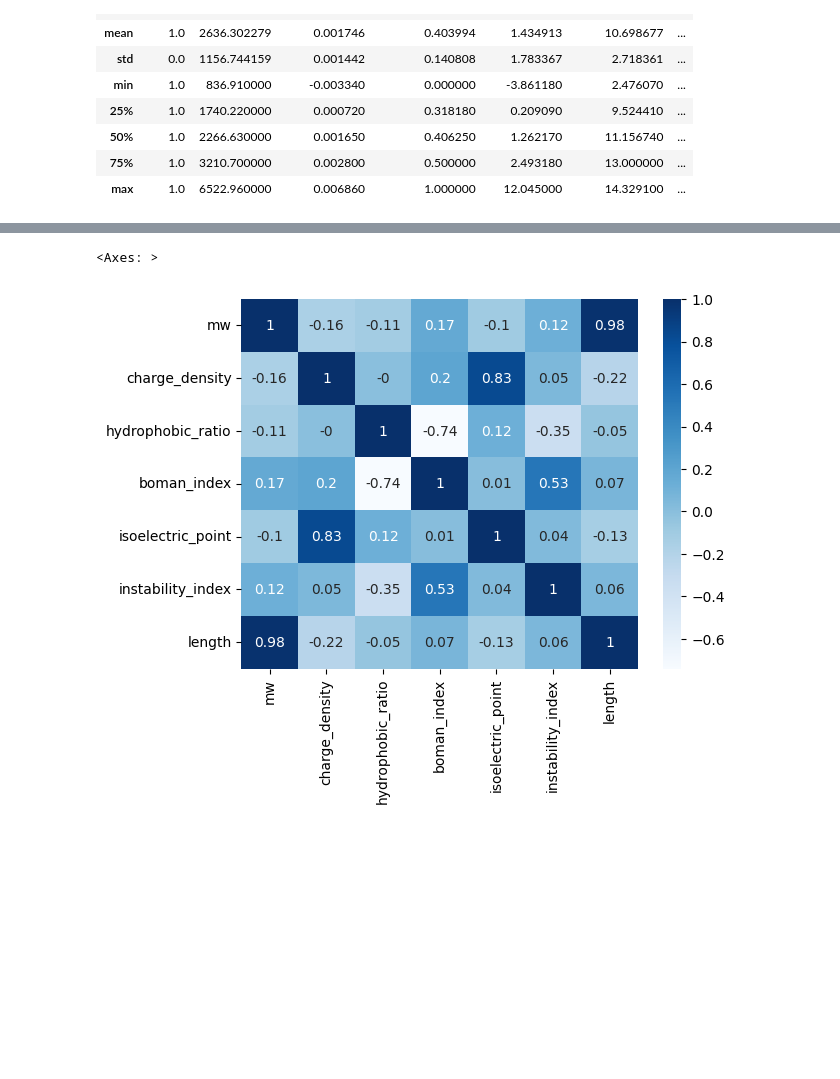
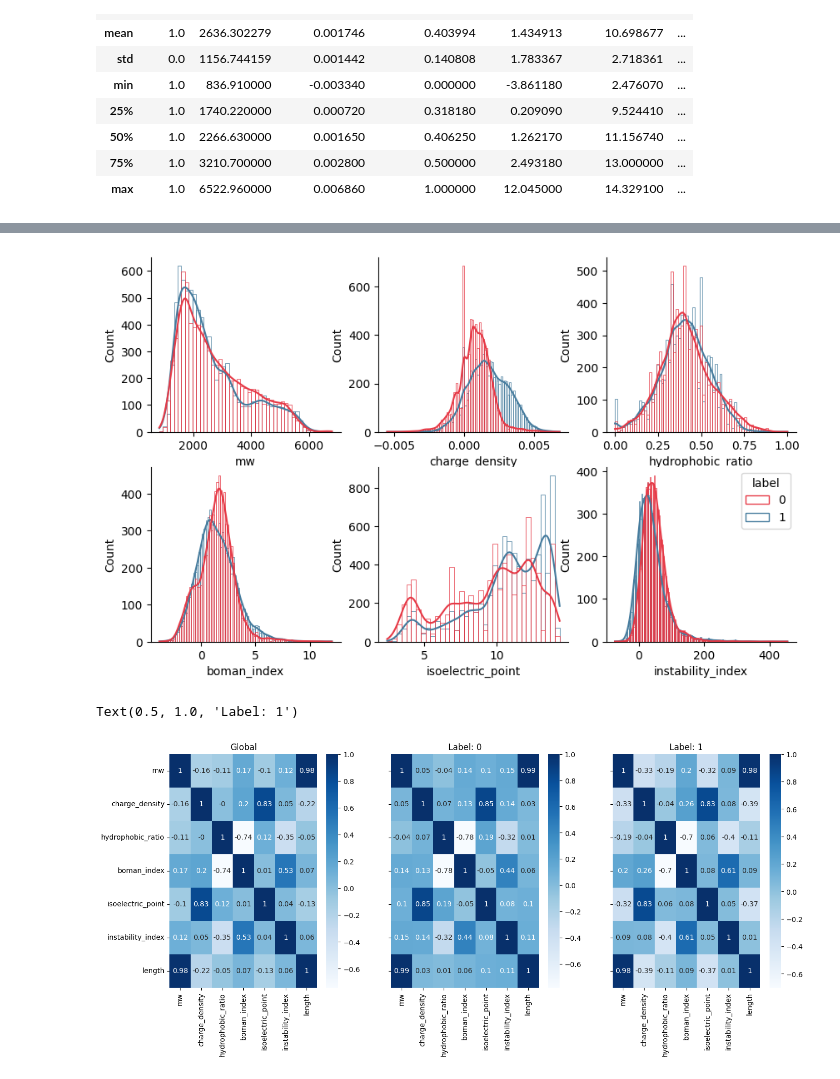
Before and after one commit to dMedinaO/machine_learning_master_bioinformatica_2025, a Jupyter notebook: examples_2608/2_analyze_dataset.ipynb, the cells around one changed output, grey strips where cells are left out. Drawn from its saved outputs; the diff is of its cells as text; code cells hidden in the pictures; blank space fills up the shorter version.

```diff
--- a/examples_2608/2_analyze_dataset.ipynb
+++ b/examples_2608/2_analyze_dataset.ipynb
@@ -76,6 +154,6 @@ df.shape
 # %% [output]
 (16794, 8)
 # %%
-df_label0 = df[df["label"] == 0].describe()
-df_label1 = df[df["label"] == 1].describe()
+df_label0 = df[df["label"] == 0]
+df_label1 = df[df["label"] == 1]
 # %%
@@ -155,0 +188,2 @@ sns.despine()
+# %%
+df["category_2"] = [choice(["A", "B"]) for i in range(len(df))]
@@ -156,10 +206,27 @@ sns.despine()
+# %%
+make_plot(
+    df,
+    colors,
+    hue="label",
+    plot_type="histogram"
+)
+# %% [output]
+[figure, added]
 # %%
-corr_global = df.drop(columns=["label"]).corr(method="pearson")
+corr_global = df.drop(columns=["label"]).corr(method="pearson", numeric_only=True)
 # %%
-corr_label1 = df_label1.drop(columns=["label"]).corr(method="pearson")
-corr_label0 = df_label0.drop(columns=["label"]).corr(method="pearson")
+corr_label1 = df_label1.drop(columns=["label"]).corr(method="pearson", numeric_only=True)
+corr_label0 = df_label0.drop(columns=["label"]).corr(method="pearson", numeric_only=True)
 # %%
-sns.heatmap(data=corr_global.round(decimals=2), cmap="Blues", annot=True)
+fig, ax = plt.subplots(1, 3, figsize=(16, 6), sharey=True)
+
+sns.heatmap(ax=ax[0], data=corr_global.round(decimals=2), cmap="Blues", annot=True)
+sns.heatmap(ax=ax[1], data=corr_label0.round(decimals=2), cmap="Blues", annot=True)
+sns.heatmap(ax=ax[2], data=corr_label1.round(decimals=2), cmap="Blues", annot=True)
+
+ax[0].set_title("Global")
+ax[1].set_title("Label: 0")
+ax[2].set_title("Label: 1")
 # %% [output]
-<Axes: >
+Text(0.5, 1.0, 'Label: 1')
-[figure, old version]
+[figure, new version]
```
Also changed, not shown: parts of 15 cells of this notebook, 2 other files.
